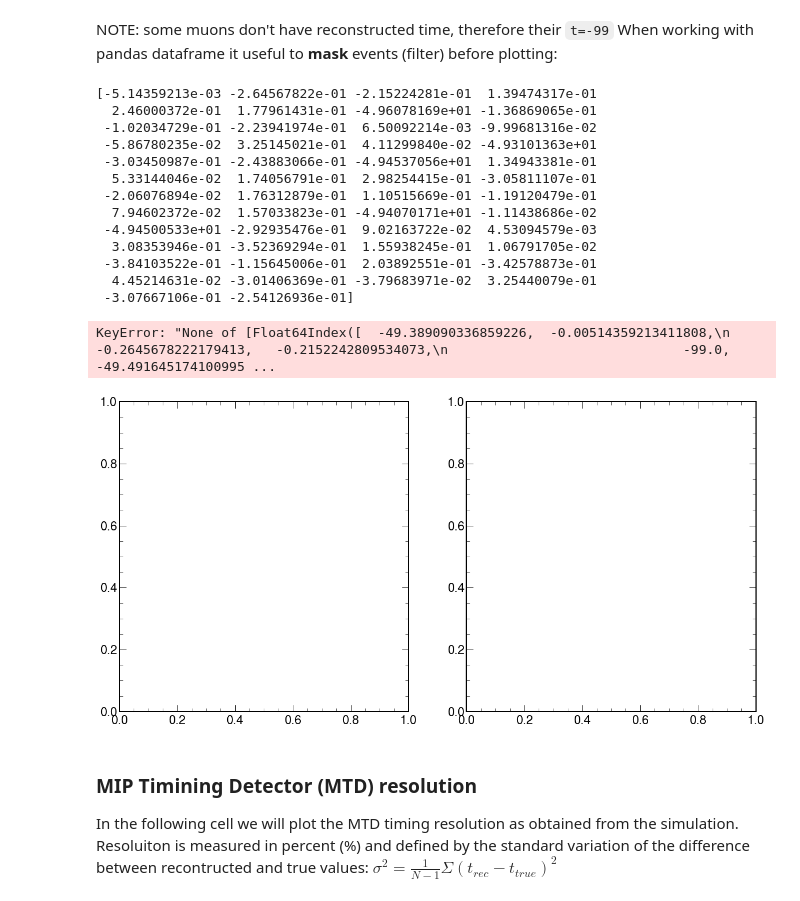
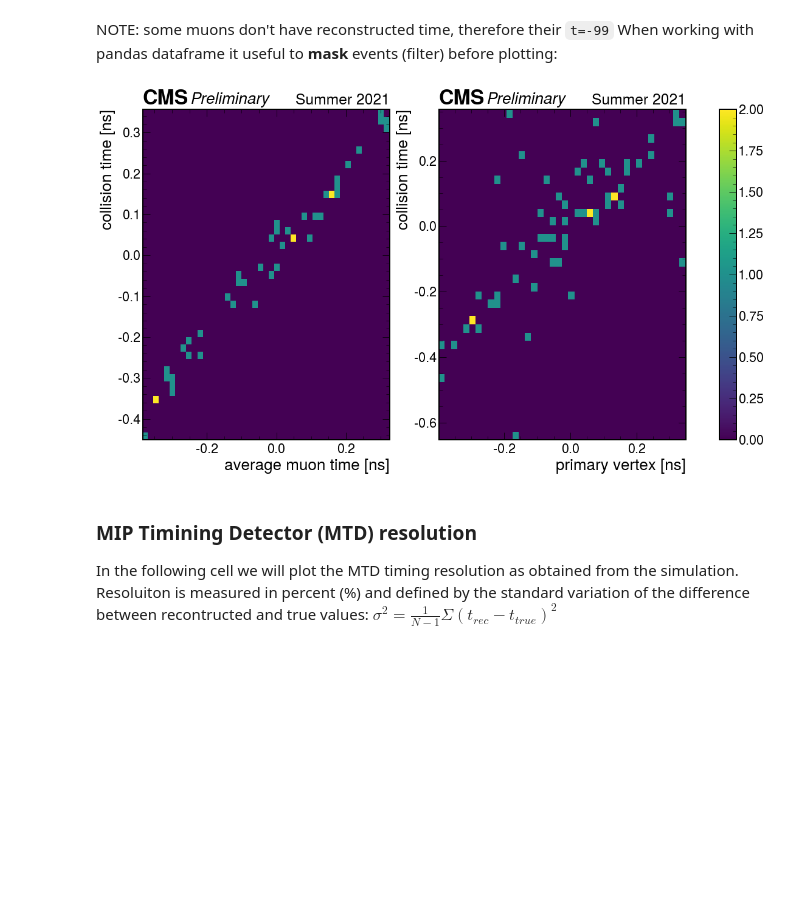
Before and after one commit to jloemker/SWAN, a Jupyter notebook: Analysis_notebook.ipynb, the cells around one changed output. Drawn from its saved outputs; the diff is of its cells as text; code cells hidden in the pictures; blank space fills up the shorter version.

Commit message:
nice 2D plots

```diff
--- a/Analysis_notebook.ipynb
+++ b/Analysis_notebook.ipynb
@@ -327,46 +327,27 @@ plt.savefig('Correct/dimuon_analysis_time_correlation_masked.png')
 # %% [markdown]
 NOTE: some muons don't have reconstructed time, therefore their `t=-99` When working with pandas dataframe it useful to **mask** events (filter) before plotting:
 # %%
-mask_muon1_measured_time = analysis['s_mu1_t']>-20
-mask_muon2_measured_time = analysis['s_mu2_t']>-20
-masked_analysis1=analysis[mask_muon1_measured_time]
-masked_analysis2=analysis[mask_muon2_measured_time]
-muons_tz_m = np.average([masked_analysis2['s_mu1_t'].values,masked_analysis2['s_mu2_t'].values],axis=0)
 
-#mask = muons_tz_m >-40
-#print(mask)
-#plot correlation between muon time and event time
+mask_muon_measured_time = (analysis['s_mu1_t']>-80) & (analysis['s_mu2_t']>-80)
+masked_analysis=analysis[mask_muon_measured_time]
+
+muons_tz_m = np.average([masked_analysis['s_mu1_t'].values,masked_analysis['s_mu2_t'].values],axis=0)
 fig, axes = plt.subplots(1,2,figsize=(20,10) )
-print(muons_tz_m)
-axes[0].hist2d( masked_analysis2[muons_tz], masked_analysis2['s_evt_t0'].values, bins=(25,25) , cmap='viridis')
+axes[0].hist2d( muons_tz_m, masked_analysis['s_evt_t0'].values, bins=(45,45) , cmap='viridis')
 axes[0].set(xlabel='average muon time [ns]', ylabel='collision time [ns]')
 
 genvtx = analysis['s_evt_t0']
 vtx4Dt = analysis['s_pr_vtx_t']
 
 h=axes[1].hist2d(vtx4Dt, genvtx, bins=(40,40) , cmap='viridis')
 axes[1].set(xlabel=r'primary vertex [ns]', ylabel='collision time [ns]')
 
 fig.colorbar(h[3], ax=axes)
 for i in range(2): hep.cms.label(llabel="Preliminary", rlabel="Summer 2021", ax=axes[i])
 
 plt.savefig('Correct/coll_mu_coll_prim_corr.png')#implement mask
 # %% [output]
-[-5.14359213e-03 -2.64567822e-01 -2.15224281e-01  1.39474317e-01
-  2.46000372e-01  1.77961431e-01 -4.96078169e+01 -1.36869065e-01
- -1.02034729e-01 -2.23941974e-01  6.50092214e-03 -9.99681316e-02
- -5.86780235e-02  3.25145021e-01  4.11299840e-02 -4.93101363e+01
- -3.03450987e-01 -2.43883066e-01 -4.94537056e+01  1.34943381e-01
-  5.33144046e-02  1.74056791e-01  2.98254415e-01 -3.05811107e-01
- -2.06076894e-02  1.76312879e-01  1.10515669e-01 -1.19120479e-01
-  7.94602372e-02  1.57033823e-01 -4.94070171e+01 -1.11438686e-02
- -4.94500533e+01 -2.92935476e-01  9.02163722e-02  4.53094579e-03
-  3.08353946e-01 -3.52369294e-01  1.55938245e-01  1.06791705e-02
- -3.84103522e-01 -1.15645006e-01  2.03892551e-01 -3.42578873e-01
-  4.45214631e-02 -3.01406369e-01 -3.79683971e-02  3.25440079e-01
- -3.07667106e-01 -2.54126936e-01]
-KeyError: "None of [Float64Index([  -49.389090336859226,  -0.00514359213411808,\n                -0.2645678222179413,   -0.2152242809534073,\n                              -99.0,   -49.491645174100995 ...
-[figure, old version]
+[figure, new version]
 # %% [markdown]
 ### MIP Timining Detector (MTD) resolution
 
```
Also changed, not shown: parts of 6 cells of this notebook.
